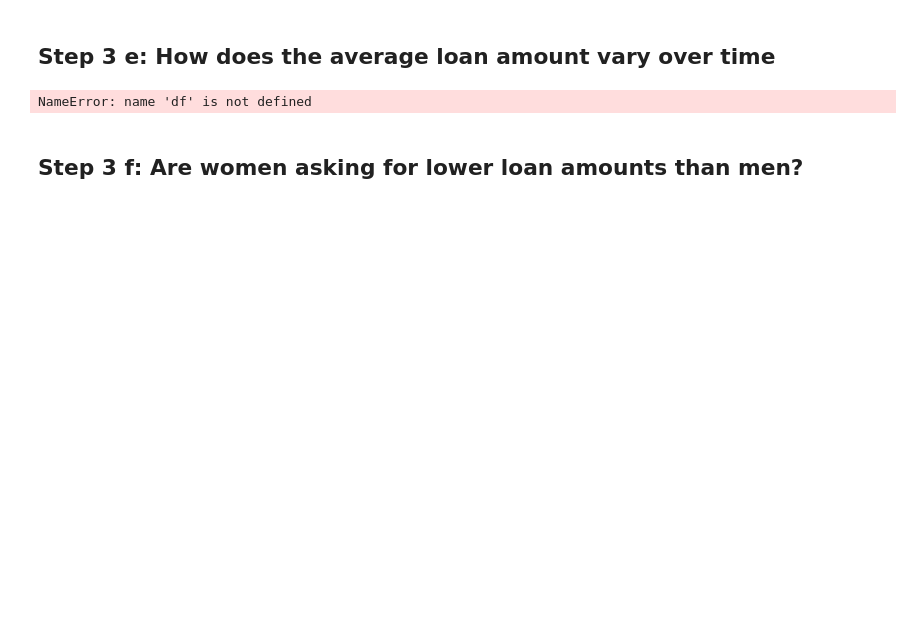
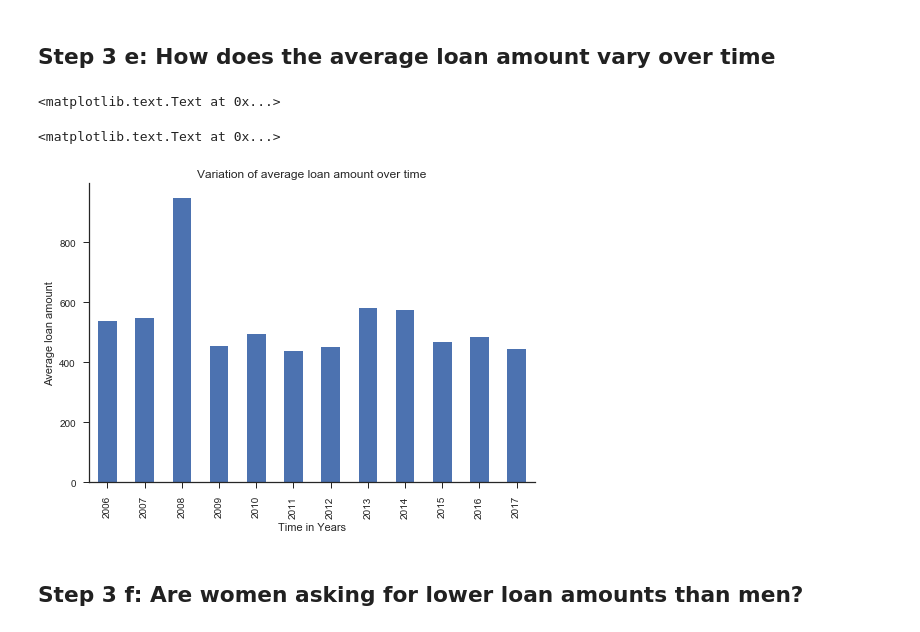
Before and after one commit to kipkurui/machine-learning, a Jupyter notebook: intro_to_machine_learning/module_1_exploratory_analysis/nbs/notebook_1_exploratory_analysis.ipynb, the cells around one changed output. Cells and saved outputs as stored; diff of their text form; code cells hidden in the pictures; blank space fills up the shorter version.

```diff
--- a/intro_to_machine_learning/module_1_exploratory_analysis/nbs/notebook_1_exploratory_analysis.ipynb
+++ b/intro_to_machine_learning/module_1_exploratory_analysis/nbs/notebook_1_exploratory_analysis.ipynb
@@ -677,6 +653,2 @@ df.groupby('location.town')['loan_amount'].mean().nsmallest(10).plot(kind="bar",
 # %% [markdown]
 ## Step 3 e: How does the average loan amount vary over time
-# %%
-df.groupby('posted_date')['loan_amount'].mean().plot(kind='bar')
-# %% [output]
-NameError: name 'df' is not defined
@@ -683,2 +657,15 @@ NameError: name 'df' is not defined
+# %%
+loan_time = df.groupby('posted_year')['loan_amount'].mean()
+# %%
+sns.set(style="ticks")
+# %%
+ax = loan_time.plot(kind='bar', title="Variation of average loan amount over time")
+ax.set_ylabel("Average loan amount")
+ax.set_xlabel("Time in Years")
+sns.despine()
+# %% [output]
+<matplotlib.text.Text at 0x...>
+<matplotlib.text.Text at 0x...>
+[figure, added]
 # %% [markdown]
 ## Step 3 f: Are women asking for lower loan amounts than men?
```
Also changed, not shown: parts of 40 cells of this notebook, 1 other file.
